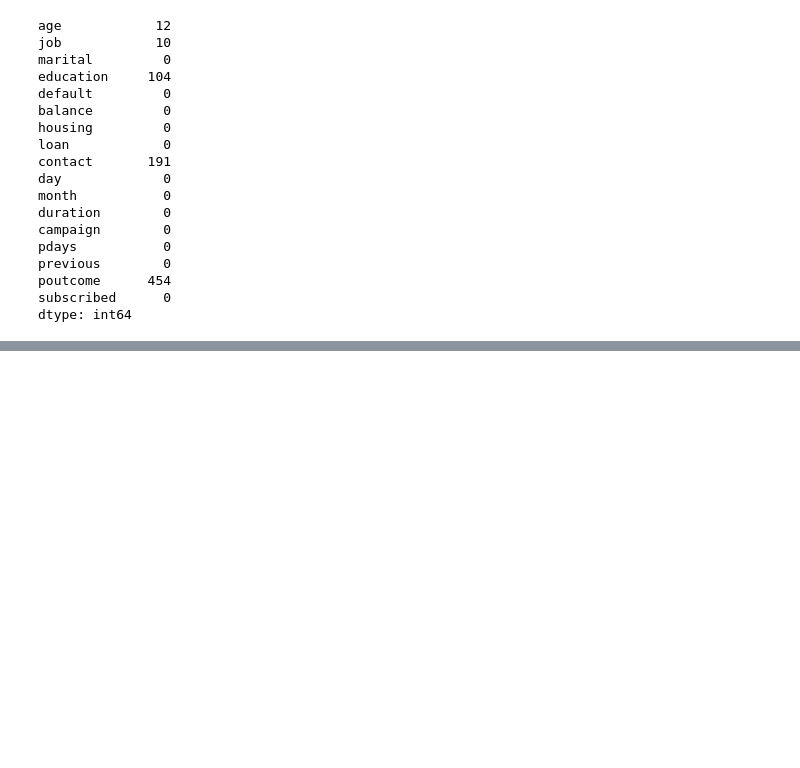
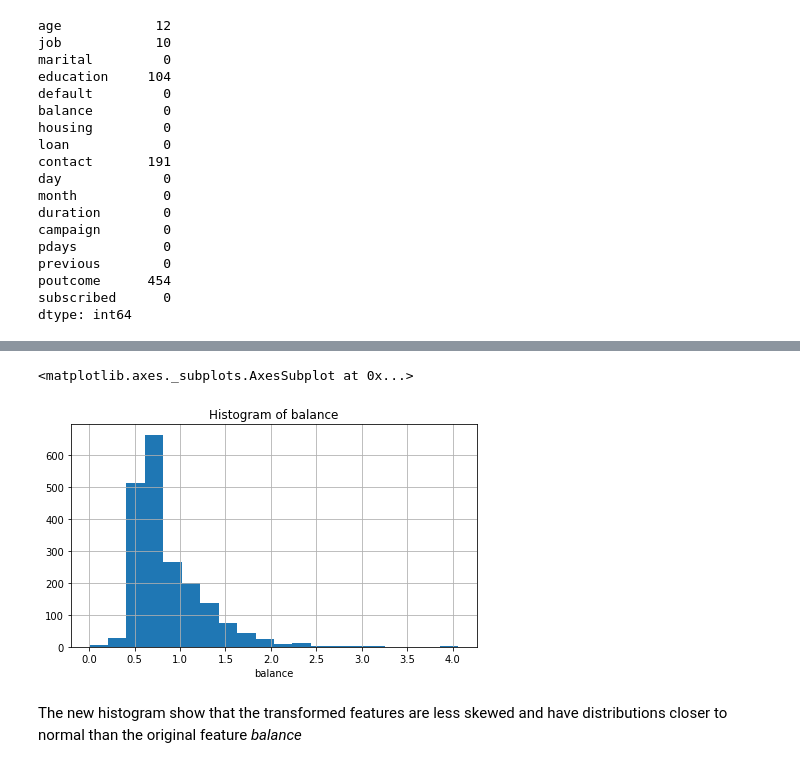
Before and after one commit to seamusflaherty/sharing-github, a Jupyter notebook: Etivity2.ipynb, the cells around one changed output, grey strips where cells are left out. Saved outputs shown, nothing was run; the diff lists cells and outputs as text; code cells hidden in the pictures; blank space fills up the shorter version.

```diff
--- a/Etivity2.ipynb
+++ b/Etivity2.ipynb
@@ -65,0 +447,12 @@ dtype: float64
+# %%
+# Create histogram of balance
+fig = plt.figure(figsize=(16,9))
+hg = fig.add_subplot(2, 2, 1)
+hg.set_title("Histogram of balance")
+hg.set_xlabel('balance')
+dftt['balance'].hist(bins=20)
+# %% [output]
+<matplotlib.axes._subplots.AxesSubplot at 0x...>
+[figure, added]
+# %% [markdown]
+The new histogram show that the transformed features are less skewed and have distributions closer to normal than the original feature *balance*
```
Also changed, not shown: parts of 74 cells of this notebook.
